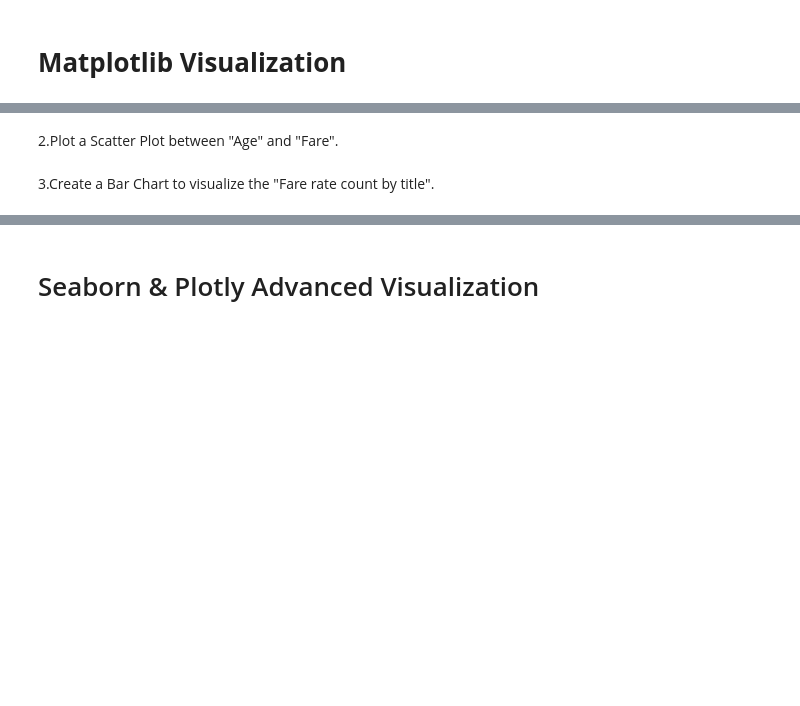
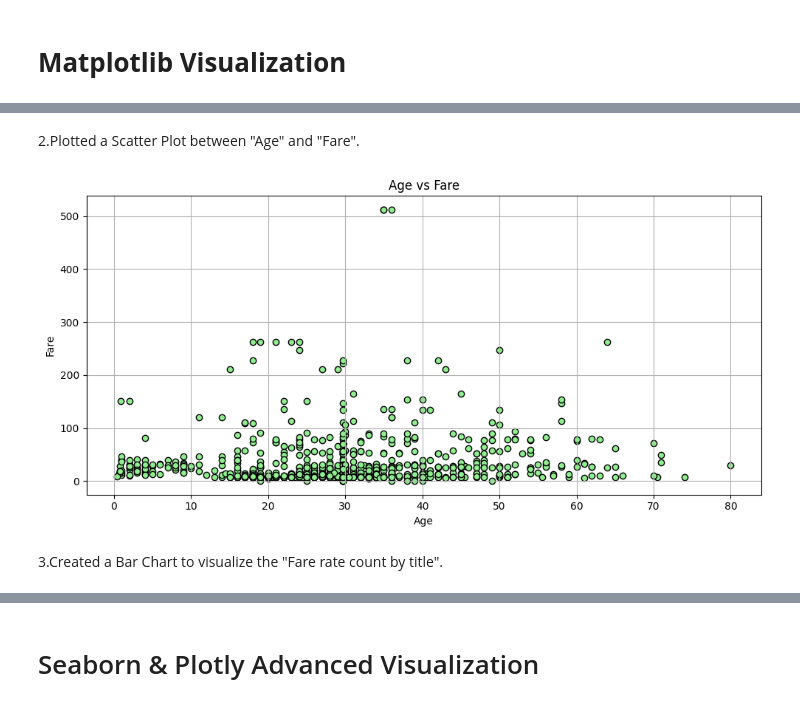
Before and after one commit to shaalu2408-pixel/Python-coding-challenges, a Jupyter notebook: Shalini_R_day10.ipynb, the cells around one changed output, grey strips where cells are left out. Saved outputs shown, nothing was run; the diff lists cells and outputs as text; code cells hidden in the pictures; blank space fills up the shorter version.

```diff
--- a/Shalini_R_day10.ipynb
+++ b/Shalini_R_day10.ipynb
@@ -45,4 +332,15 @@ value_counts().
 # %% [markdown]
-2.Plot a Scatter Plot between "Age" and "Fare".
+2.Plotted a Scatter Plot between "Age" and "Fare".
+# %%
+plt.figure(figsize=(10,5))
+plt.scatter(df.Age,df.Fare,color='lightgreen',edgecolor= 'black',marker='o',alpha=1.0)
+plt.title('Age vs Fare')
+plt.xlabel('Age')
+plt.ylabel('Fare')
+plt.grid(True)
+plt.tight_layout()
+plt.show()
+# %% [output]
+[figure, added]
 # %% [markdown]
-3.Create a Bar Chart to visualize the "Fare rate count by title".
+3.Created a Bar Chart to visualize the "Fare rate count by title".
```
Also changed, not shown: parts of 55 cells of this notebook.
